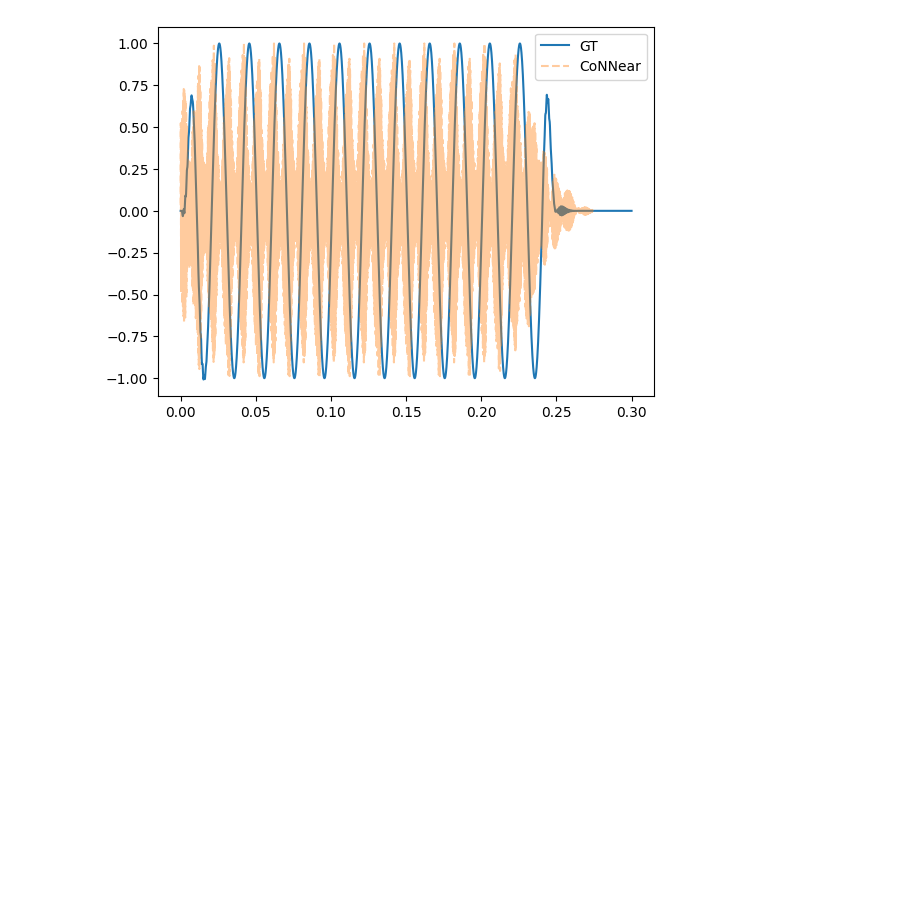
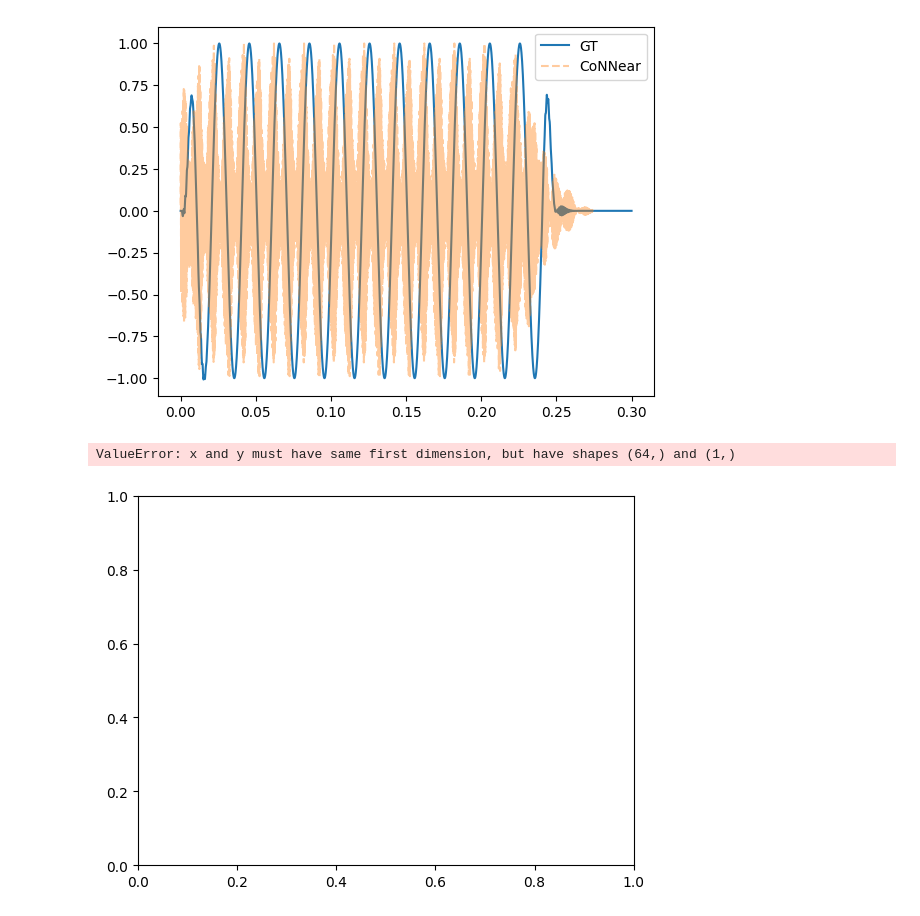
Before and after one commit to cesarz10/Auditory-computation, a Jupyter notebook: AudCompLab1_2022/CompAudLab1_Tuning.ipynb, the cells around one changed output. Cells and saved outputs as stored; diff of their text form; code cells hidden in the pictures; blank space fills up the shorter version.

```diff
--- a/AudCompLab1_2022/CompAudLab1_Tuning.ipynb
+++ b/AudCompLab1_2022/CompAudLab1_Tuning.ipynb
@@ -240,3 +231,35 @@ plt.show()
+# %%
+#Generate a cochlear excitation pattern
+# 1. get the rms energy of the signals (for each central frequency)
+# 2. plot them: x-axis -> central frequencies; y-axis -> RMS value
+central_gt = gt_out['cf']
+central_nn = []
+
+with open('cf.txt') as f:
+    for line in f:
+        central_nn.append(float(line))
+# central_nn = np.array(central_nn) * 1000 # conn in kHz
+
+def get_rms(freqs):
+    suma = np.sum([x**2 for x in freqs])
+    RMS = np.sqrt( (1 / (len(freqs))) * suma )
+
+    # STILL NEED TO NORMILIZE DIVIDING BY THE MAX VALUE (or the last?)
+
+    return RMS
+
+rms_gt = get_rms(central_gt)
+rms_nn = get_rms(central_nn)
+
+
+plt.plot(central_gt, rms_gt)
+plt.title("RMS Gamatone")
+plt.xlabel("Central frequencies")
+plt.ylabel("RMS")
+plt.show()
+# %% [output]
+ValueError: x and y must have same first dimension, but have shapes (64,) and (1,)
+[figure, added]
 # %%
 #Generate a click stimulus C_gt and C_nn: your code goes here
 #outputs C_gt and C_nn as well as the time vectors: t_nn and t_gt
```
Also changed, not shown: parts of 3 cells of this notebook, 2 other files.
